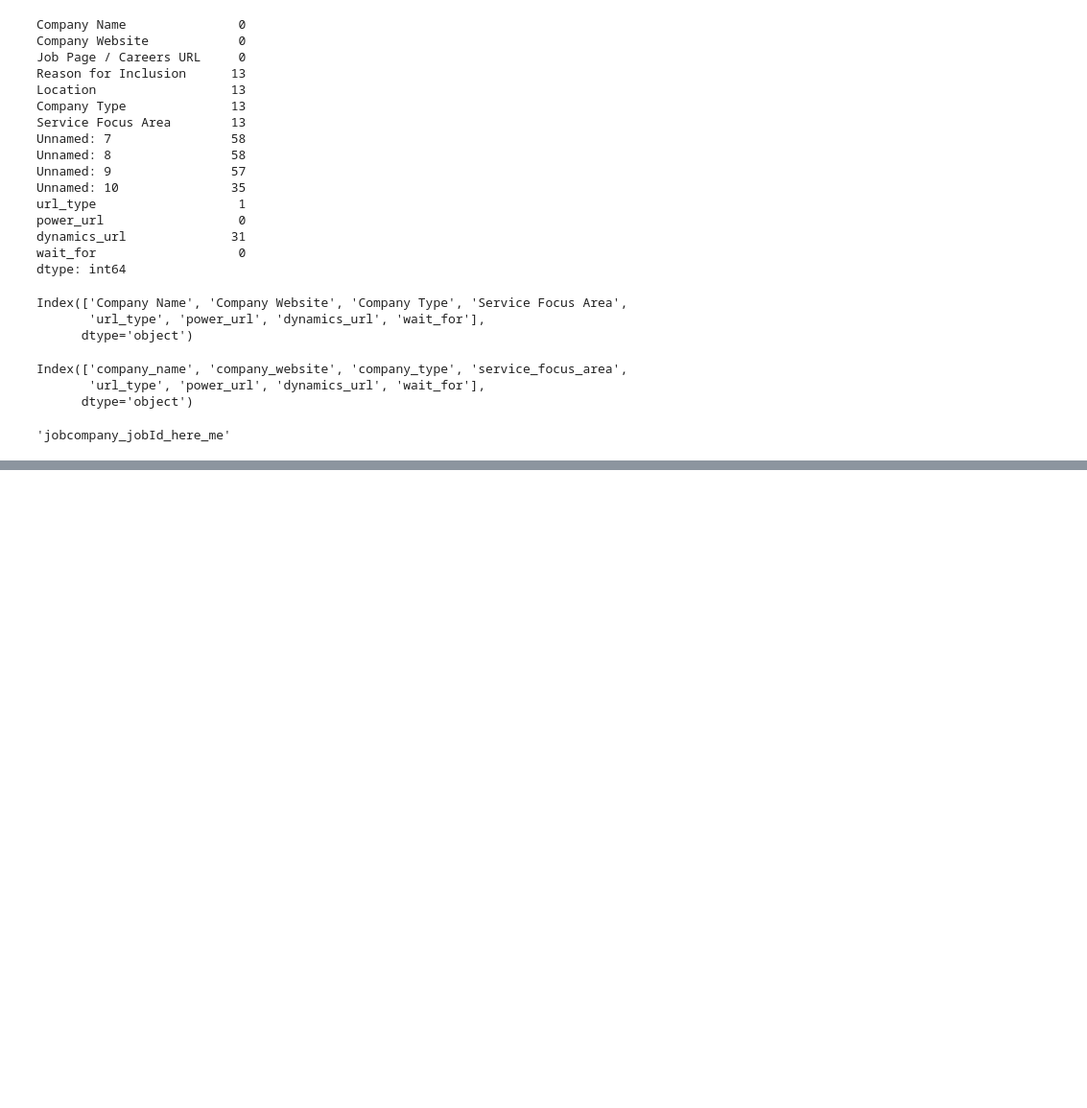
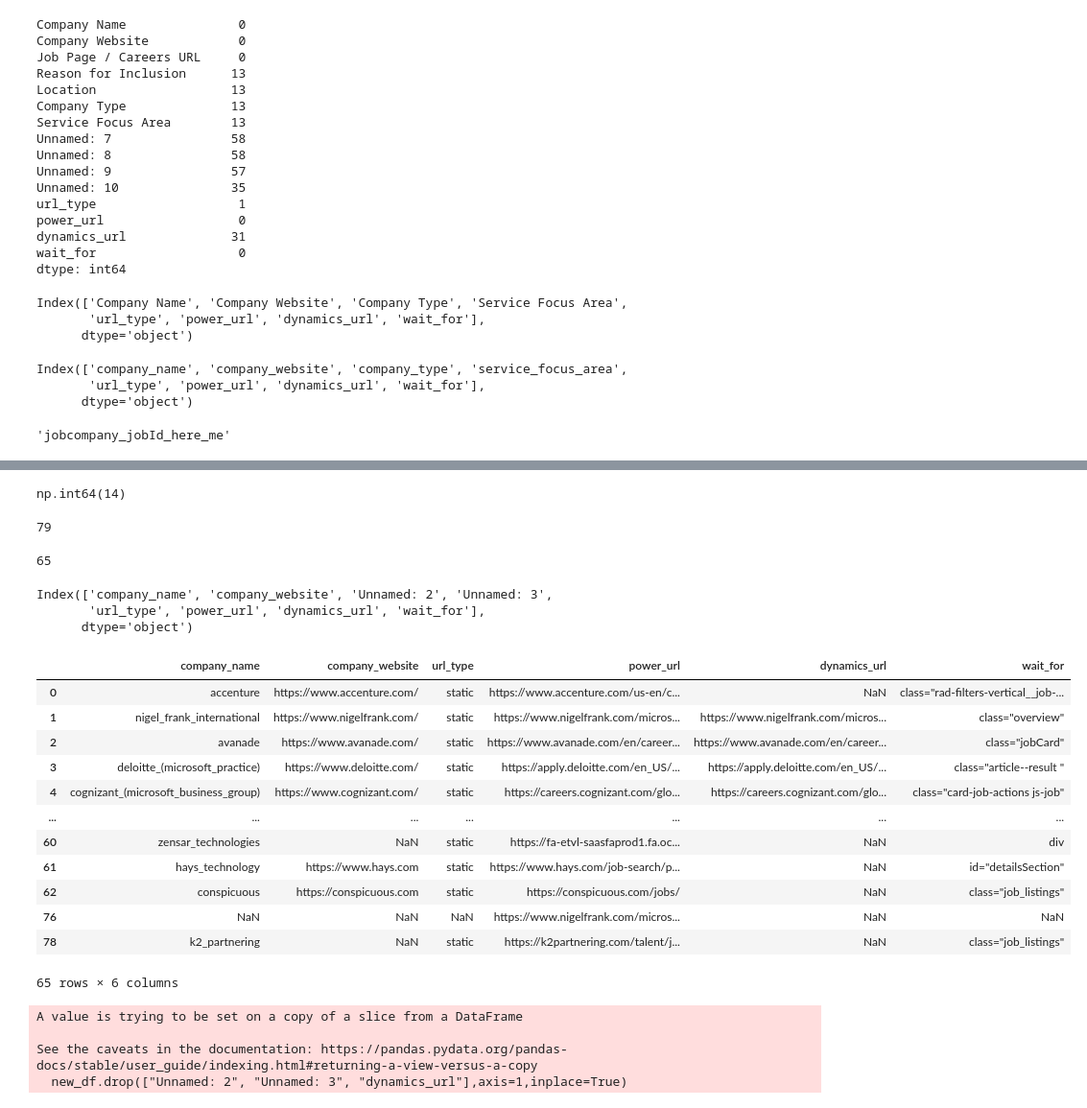
Before and after one commit to Gideon227/gigs-tech-scraping, a Jupyter notebook: noteboo.ipynb, the cells around one changed output, grey strips where cells are left out. Shown: that part at 96% size. Drawn from its saved outputs; the diff is of its cells as text; code cells hidden in the pictures; blank space fills up the shorter version.

```diff
--- a/noteboo.ipynb
+++ b/noteboo.ipynb
@@ -185,3 +185,6 @@ has =generate_unique_id(job={"companyName":"jobcompany"},data={"jobId":"jobId_he
 has
 # %% [output]
 'jobcompany_jobId_here_me'
+# %%
+import pandas as pd
+df_m = pd.read_csv(r"C:\Users\David\Downloads\Gideon webscrap - treated.csv")
@@ -187,0 +197,44 @@ has
+# %%
+df_m['company_name'] =df_m['company_name'].str.lower().str.strip().str.replace(" ","_")
+# %%
+df_m['company_name'].duplicated().sum()
+# %% [output]
+np.int64(14)
+# %%
+len(df_m)
+# %% [output]
+79
+# %%
+new_df = df_m.drop_duplicates(subset='company_name')
+len(new_df)
+# %% [output]
+65
+# %%
+new_df.columns
+# %% [output]
+Index(['company_name', 'company_website', 'Unnamed: 2', 'Unnamed: 3',
+       'url_type', 'power_url', 'dynamics_url', 'wait_for'],
+      dtype='object')
+# %%
+new_df.drop(["dynamics_url"],axis=1)
+# %% [output]
+|  | company_name | company_website | url_type | power_url | dynamics_url | wait_for |
+| 0 | accenture | https://www.accenture.com/ | static | https://www.accenture.com/us-en/c... | NaN | class="rad-filters-vertical__job-... |
+| 1 | nigel_frank_international | https://www.nigelfrank.com/ | static | https://www.nigelfrank.com/micros... | https://www.nigelfrank.com/micros... | class="overview" |
+| 2 | avanade | https://www.avanade.com/ | static | https://www.avanade.com/en/career... | https://www.avanade.com/en/career... | class="jobCard" |
+| 3 | deloitte_(microsoft_practice) | https://www.deloitte.com/ | static | https://apply.deloitte.com/en_US/... | https://apply.deloitte.com/en_US/... | class="article--result " |
+| 4 | cognizant_(microsoft_business_group) | https://www.cognizant.com/ | static | https://careers.cognizant.com/glo... | https://careers.cognizant.com/glo... | class="card-job-actions js-job" |
+| ... | ... | ... | ... | ... | ... | ... |
+| 60 | zensar_technologies | NaN | static | https://fa-etvl-saasfaprod1.fa.oc... | NaN | div |
+| 61 | hays_technology | https://www.hays.com | static | https://www.hays.com/job-search/p... | NaN | id="detailsSection" |
+| 62 | conspicuous | https://conspicuous.com | static | https://conspicuous.com/jobs/ | NaN | class="job_listings" |
+| 76 | NaN | NaN | NaN | https://www.nigelfrank.com/micros... | NaN | NaN |
+| 78 | k2_partnering | NaN | static | https://k2partnering.com/talent/j... | NaN | class="job_listings" |
+65 rows × 6 columns
+# %%
+new_df.drop(["Unnamed: 2", "Unnamed: 3", "dynamics_url"],axis=1,inplace=True)
+# %% [output]
+A value is trying to be set on a copy of a slice from a DataFrame
+
+See the caveats in the documentation: https://pandas.pydata.org/pandas-docs/stable/user_guide/indexing.html#returning-a-view-versus-a-copy
+  new_df.drop(["Unnamed: 2", "Unnamed: 3", "dynamics_url"],axis=1,inplace=True)
```
Also changed, not shown: parts of 6 cells of this notebook, 8 other files.
